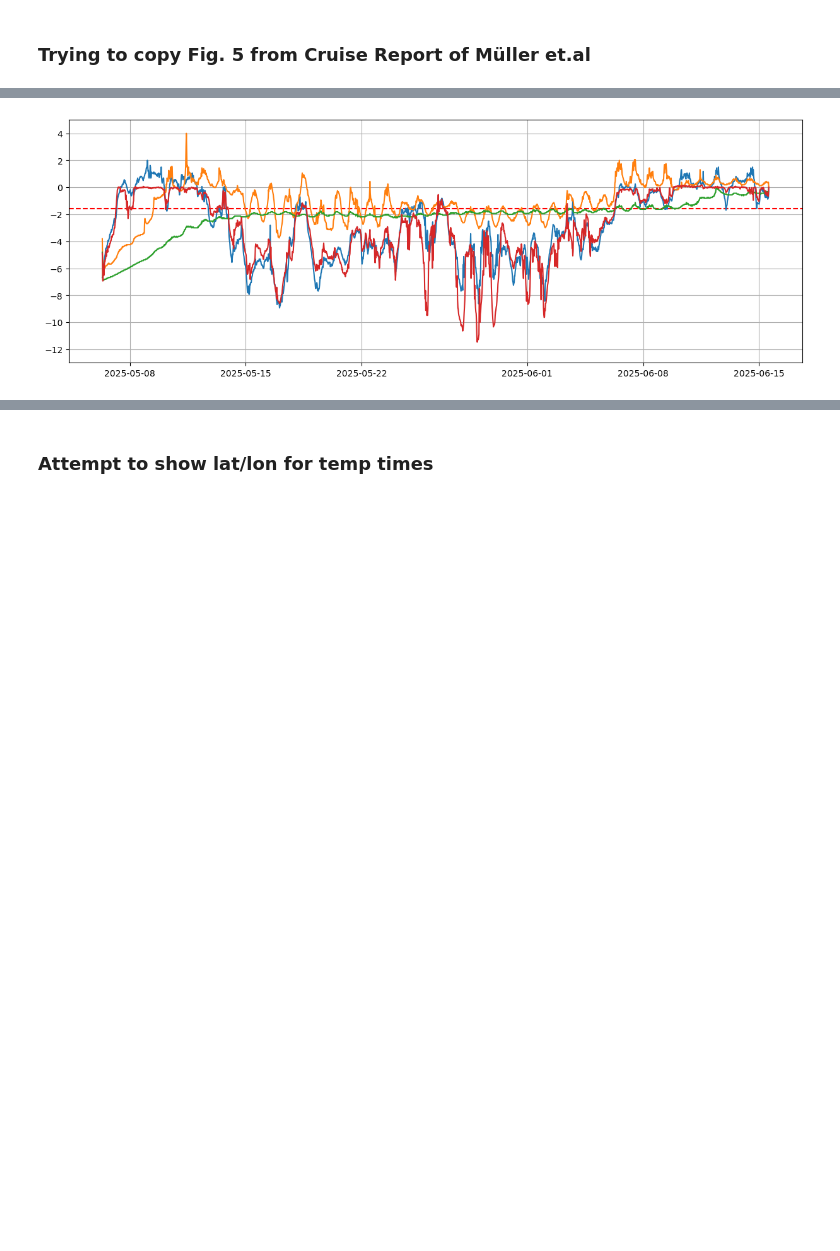
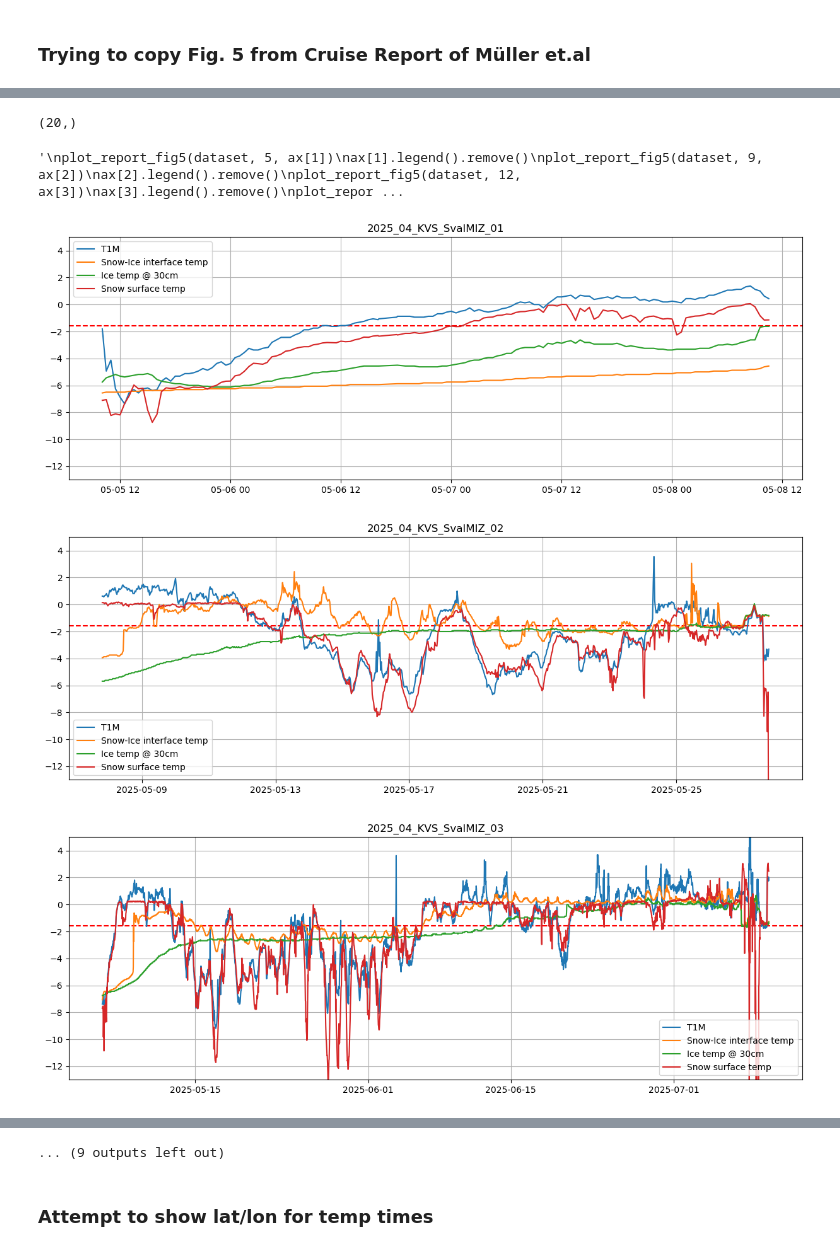
Before and after one commit to AreFrode/GEO9300_project, a Jupyter notebook: dataset/inspect_data.ipynb, the cells around one changed output, grey strips where cells are left out. Saved outputs shown, nothing was run; the diff lists cells and outputs as text; code cells hidden in the pictures; blank space fills up the shorter version.

```diff
--- a/dataset/inspect_data.ipynb
+++ b/dataset/inspect_data.ipynb
@@ -44,15 +31,46 @@ buoy_kvs_10_t1m = dataset['temp_air_raw'][buoy_kvs_10_idx, :]
+# %%
+def plot_report_fig5(dataset, buoy_idx, ax):
+    reference_time = np.datetime64(dataset['time_temp'].units[14:])
+
+    buoy_kvs_10_time = reference_time + dataset['time_temp'][buoy_idx, :].astype('timedelta64[s]')
+    buoy_kvs_10_t1m = dataset['temp_air_raw'][buoy_idx, :]
+
+    ax.axhline(-1.6, ls = '--', c = 'r')
+    ax.plot(buoy_kvs_10_time, buoy_kvs_10_t1m, label = 'T1M')   # 1-meter temperature
+    ax.plot(buoy_kvs_10_time, dataset['temp_snow_ice_raw'][buoy_idx, :], label = 'Snow-Ice interface temp')    # Snow-ice interface
+    ax.plot(buoy_kvs_10_time, dataset['temp_ice_raw'][buoy_idx, :], label = 'Ice temp @ 30cm')  # Temp of ice at 30cm depth
+    ax.plot(buoy_kvs_10_time, dataset['temp_mlx_ir'][buoy_idx, :], label = 'Snow surface temp')   # Snow surface
+    ax.set_ylim(-13, 5)
+    ax.legend()
+    ax.set_title(f"{dataset['trajectory'][i]}")
+
+    ax.grid(True)
+# %%
+print(dataset['trajectory'].shape)
+# %% [output]
+(20,)
 # %%
-fig, ax = plt.subplots(1, 1, figsize = (15, 5))
 
-ax.axhline(-1.6, ls = '--', c = 'r')
-ax.plot(buoy_kvs_10_time, buoy_kvs_10_t1m)   # 1-meter temperature
-ax.plot(buoy_kvs_10_time, dataset['temp_snow_ice_raw'][buoy_kvs_10_idx, :])    # Snow-ice interface
-ax.plot(buoy_kvs_10_time, dataset['temp_ice_raw'][buoy_kvs_10_idx, :])  # Temp of ice at 30cm depth
-ax.plot(buoy_kvs_10_time, dataset['temp_mlx_ir'][buoy_kvs_10_idx, :])   # Snow surface
+for i in range(dataset['trajectory'].shape[0]):
+    fig, ax = plt.subplots(1, 1, figsize = (15, 5))
+    plot_report_fig5(dataset, i, ax)
 
+    fig.savefig(f"/home/arefk/phd/geo9300/GEO9300_project/presentation_images/{dataset['trajectory'][i]}.png", dpi = 300, bbox_inches = 'tight')
+    # if i != 0:
+        # ax[i].legend().remove()
 
-ax.set_ylim(-13, 5)
-
-ax.grid(True)
+'''
+plot_report_fig5(dataset, 5, ax[1])
+ax[1].legend().remove()
+plot_report_fig5(dataset, 9, ax[2])
+ax[2].legend().remove()
+plot_report_fig5(dataset, 12, ax[3])
+ax[3].legend().remove()
+plot_report_fig5(dataset, 15, ax[4])
+ax[4].legend().remove()
+'''
 # %% [output]
+'\nplot_report_fig5(dataset, 5, ax[1])\nax[1].legend().remove()\nplot_report_fig5(dataset, 9, ax[2])\nax[2].legend().remove()\nplot_report_fig5(dataset, 12, ax[3])\nax[3].legend().remove()\nplot_repor ...
-[figure, old version]
+[figure, new version]
+[figure, added]
+[figure, added]
@@ -59,3 +85,4 @@ ax.grid(True)
+... (9 outputs left out)
 # %% [markdown]
 ### Attempt to show lat/lon for temp times
 # %%
```
Also changed, not shown: parts of 2 cells of this notebook, 3 other files.
